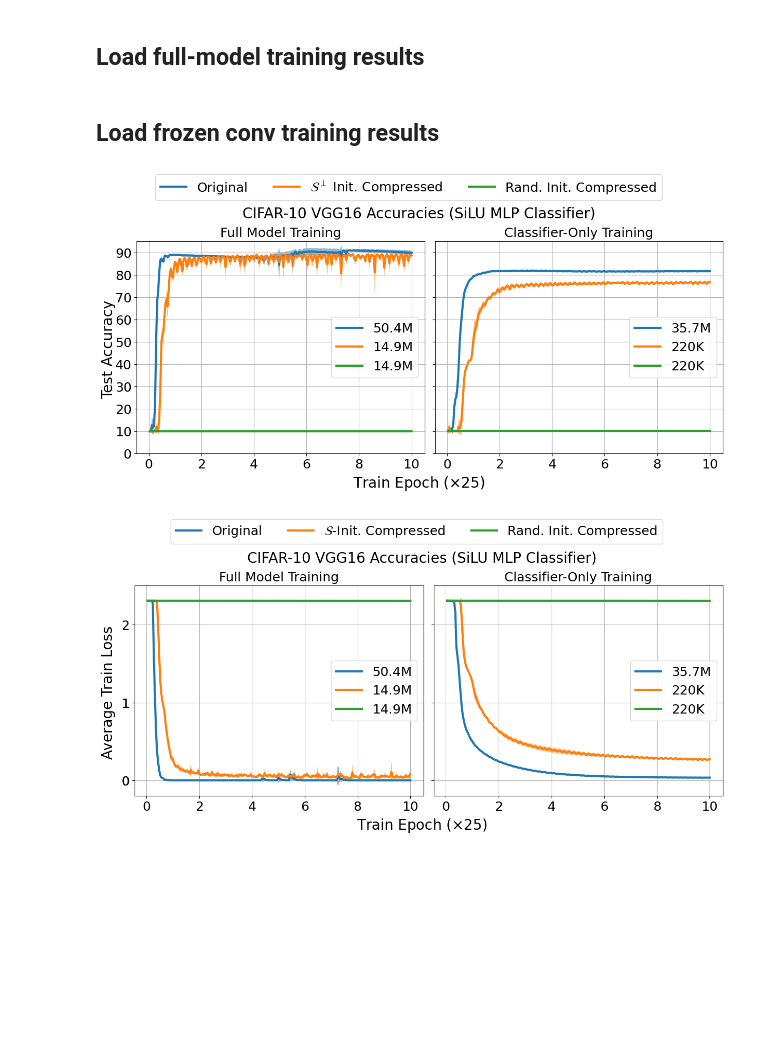
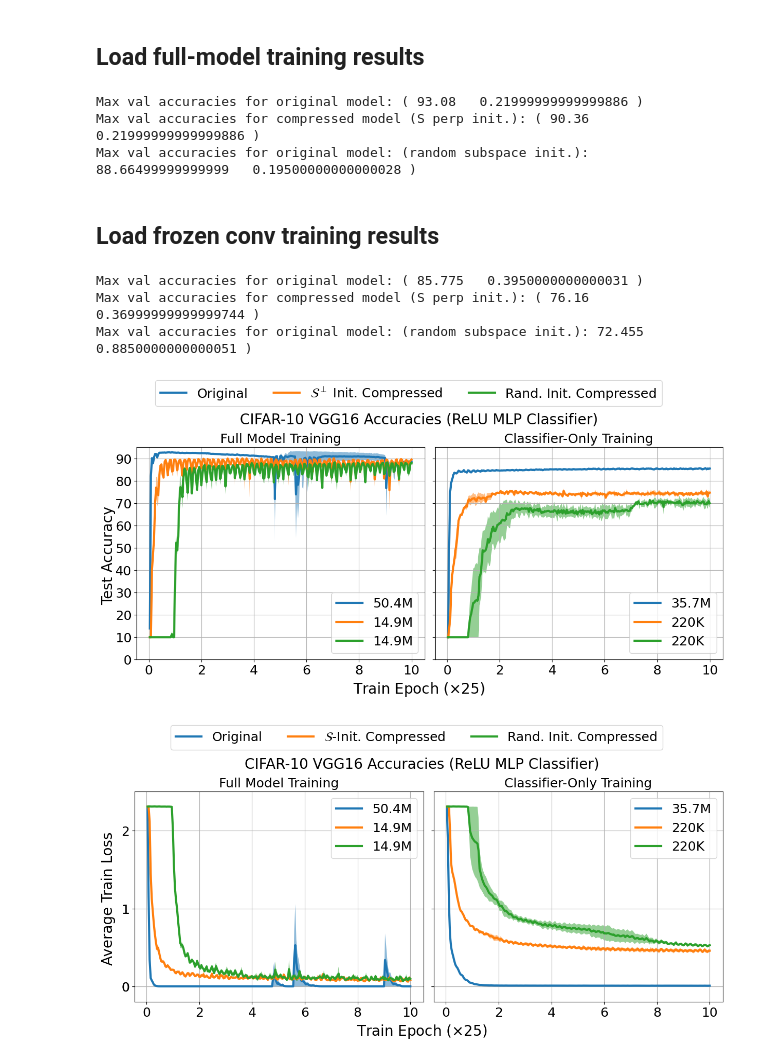
Before and after one commit to alecxu00/mlp-low-dim-gd, a Jupyter notebook: cnn/plot_losses_cnn.ipynb, the cells around one changed output. Saved outputs shown, nothing was run; the diff lists cells and outputs as text; code cells hidden in the pictures; blank space fills up the shorter version.

```diff
--- a/cnn/plot_losses_cnn.ipynb
+++ b/cnn/plot_losses_cnn.ipynb
@@ -11,14 +11,14 @@ N = 50000
 N_val = 10000
 K = 10
 
-num_trials = 5
+num_trials = 2
 epochs = 250
 
 # Network
-act = "SiLU"
+act = "ReLU"
 init = "orthogonal"
 init_scale = 1e-1
-lr = 5e-3
+lr = 1e-2
 comp_sub = 2
 r = 10
 
@@ -72,6 +72,9 @@ for i in range(num_trials):
 # Original model
 mean_orig_val_accs = np.mean(orig_val_accs, axis=0)
 std_orig_val_accs = np.std(orig_val_accs, axis=0)
+
+max_orig_val_accs = np.max(orig_val_accs, axis=1)
+std_max_orig_val_accs = np.std(max_orig_val_accs)
 
 mean_orig_train_losses = np.mean(orig_train_losses, axis=0)
 std_orig_train_losses = np.std(orig_train_losses, axis=0)
@@ -81,6 +84,9 @@ std_orig_train_losses = np.std(orig_train_losses, axis=0)
 mean_comp_val_accs = np.mean(comp_val_accs, axis=0)
 std_comp_val_accs = np.std(comp_val_accs, axis=0)
 
+max_comp_val_accs = np.max(comp_val_accs, axis=1)
+std_max_comp_val_accs = np.std(max_comp_val_accs)
+
 mean_comp_train_losses = np.mean(comp_train_losses, axis=0)
 std_comp_train_losses = np.std(comp_train_losses, axis=0)
 
@@ -89,8 +95,20 @@ std_comp_train_losses = np.std(comp_train_losses, axis=0)
 mean_comp_rand_val_accs = np.mean(comp_rand_val_accs, axis=0)
 std_comp_rand_val_accs = np.std(comp_rand_val_accs, axis=0)
 
+max_comp_rand_val_accs = np.max(comp_rand_val_accs, axis=1)
+std_max_comp_rand_val_accs = np.std(max_comp_rand_val_accs)
+
 mean_comp_rand_train_losses = np.mean(comp_rand_train_losses, axis=0)
 std_comp_rand_train_losses = np.std(comp_rand_train_losses, axis=0)
+
+
+print("Max val accuracies for original model: (", np.mean(max_orig_val_accs), " ", std_max_orig_val_accs, ")")
+print("Max val accuracies for compressed model (S perp init.): (", np.mean(max_comp_val_accs), " ", std_max_comp_val_accs, ")")
+print("Max val accuracies for original model: (random subspace init.):", np.mean(max_comp_rand_val_accs), " ", std_max_comp_rand_val_accs, ")")
+# %% [output]
+Max val accuracies for original model: ( 93.08   0.21999999999999886 )
+Max val accuracies for compressed model (S perp init.): ( 90.36   0.21999999999999886 )
+Max val accuracies for original model: (random subspace init.): 88.66499999999999   0.19500000000000028 )
 # %% [markdown]
 ## Load frozen conv training results
 # %%
@@ -141,6 +159,9 @@ for i in range(num_trials):
 # Original model
 mean_fc_orig_val_accs = np.mean(fc_orig_val_accs, axis=0)
 std_fc_orig_val_accs = np.std(fc_orig_val_accs, axis=0)
+
+max_fc_orig_val_accs = np.max(fc_orig_val_accs, axis=1)
+std_max_fc_orig_val_accs = np.std(max_fc_orig_val_accs)
 
 mean_fc_orig_train_losses = np.mean(fc_orig_train_losses, axis=0)
 std_fc_orig_train_losses = np.std(fc_orig_train_losses, axis=0)
@@ -150,6 +171,9 @@ std_fc_orig_train_losses = np.std(fc_orig_train_losses, axis=0)
 mean_fc_comp_val_accs = np.mean(fc_comp_val_accs, axis=0)
 std_fc_comp_val_accs = np.std(fc_comp_val_accs, axis=0)
 
+max_fc_comp_val_accs = np.max(fc_comp_val_accs, axis=1)
+std_max_fc_comp_val_accs = np.std(max_fc_comp_val_accs)
+
 mean_fc_comp_train_losses = np.mean(fc_comp_train_losses, axis=0)
 std_fc_comp_train_losses = np.std(fc_comp_train_losses, axis=0)
 
@@ -158,12 +182,24 @@ std_fc_comp_train_losses = np.std(fc_comp_train_losses, axis=0)
 mean_fc_comp_rand_val_accs = np.mean(fc_comp_rand_val_accs, axis=0)
 std_fc_comp_rand_val_accs = np.std(fc_comp_rand_val_accs, axis=0)
 
+max_fc_comp_rand_val_accs = np.max(fc_comp_rand_val_accs, axis=1)
+std_max_fc_comp_rand_val_accs = np.std(max_fc_comp_rand_val_accs)
+
 mean_fc_comp_rand_train_losses = np.mean(fc_comp_rand_train_losses, axis=0)
 std_fc_comp_rand_train_losses = np.std(fc_comp_rand_train_losses, axis=0)
+
+
+print("Max val accuracies for original model: (", np.mean(max_fc_orig_val_accs), " ", std_max_fc_orig_val_accs, ")")
+print("Max val accuracies for compressed model (S perp init.): (", np.mean(max_fc_comp_val_accs), " ", std_max_fc_comp_val_accs, ")")
+print("Max val accuracies for original model: (random subspace init.):", np.mean(max_fc_comp_rand_val_accs), " ", std_max_fc_comp_rand_val_accs, ")")
+# %% [output]
+Max val accuracies for original model: ( 85.775   0.3950000000000031 )
+Max val accuracies for compressed model (S perp init.): ( 76.16   0.36999999999999744 )
+Max val accuracies for original model: (random subspace init.): 72.455   0.8850000000000051 )
 # %%
 lw = 3
 
-savefig = True
+savefig = False
 
 save_net_dir = act + '_vgg16_' + init + '_init_scale_' + str(init_scale)
 save_dir = os.path.join('./figs', data_dir, save_net_dir)
@@ -202,38 +238,38 @@ ax1.legend([num_full_params, '_', num_comp_params, '_', num_comp_params], fontsi
 # Frozen conv test accuracy
 ax2 = fig.add_subplot(122, sharey=ax1)
 
 ax2.plot(np.arange(1, epochs + 1), mean_fc_orig_val_accs, linewidth=lw)
 ax2.fill_between(np.arange(1, epochs + 1), mean_fc_orig_val_accs - std_fc_orig_val_accs, mean_fc_orig_val_accs + std_fc_orig_val_accs, alpha=0.5, linewidth=lw)
 
 ax2.plot(np.arange(1, epochs + 1), mean_fc_comp_val_accs, linewidth=lw)
 ax2.fill_between(np.arange(1, epochs + 1), mean_fc_comp_val_accs - std_fc_comp_val_accs, mean_fc_comp_val_accs + std_fc_comp_val_accs, alpha=0.5, linewidth=lw)
 
 ax2.plot(np.arange(1, epochs + 1), mean_fc_comp_rand_val_accs, linewidth=lw)
 ax2.fill_between(np.arange(1, epochs + 1), mean_fc_comp_rand_val_accs - std_fc_comp_rand_val_accs, mean_fc_comp_rand_val_accs + std_fc_comp_rand_val_accs, alpha=0.5, linewidth=lw)
 
 
 ax2.set_xticks(xticks, labels=xticklabels, fontsize=18)
 plt.setp(ax2.get_yticklabels(), visible=False)
 
 ax2.set_title('Classifier-Only Training', fontsize=18)
 ax2.grid('on')
 ax2.legend([fc_num_full_params, '_', fc_num_comp_params, '_', fc_num_comp_params], fontsize=18) #, loc='center')
 
 plt.tight_layout()
 fig.suptitle(data_map[dataset] + " VGG16 Accuracies (" + act + " MLP Classifier)", fontsize=20, y=1.05)
 fig.supxlabel(r'Train Epoch ($\times 25$)', fontsize=20, y=-0.05) #xticks(xticks, labels=xticklabels, fontsize=12)
 fig.supylabel('Test Accuracy', fontsize=20, x=-0.01)
 fig.legend(ncol=3, fontsize=18, bbox_to_anchor=(0.9, 1.2))
 if savefig:
     plt.savefig(os.path.join(save_dir, 'val_accuracies.pdf'), bbox_inches='tight')
 plt.show()
 plt.close()
 # %% [output]
-[figure, old version]
+[figure, new version]
 # %%
 lw = 3
 
-savefig = True
+savefig = False
 
 save_net_dir = act + '_vgg16_' + init + '_init_scale_' + str(init_scale)
 save_dir = os.path.join('./figs', data_dir, save_net_dir)
@@ -306,4 +342,4 @@ if savefig:
 plt.show()
 plt.close()
 # %% [output]
-[figure, old version]
+[figure, new version]
```
Also changed, not shown: 7 other files.
